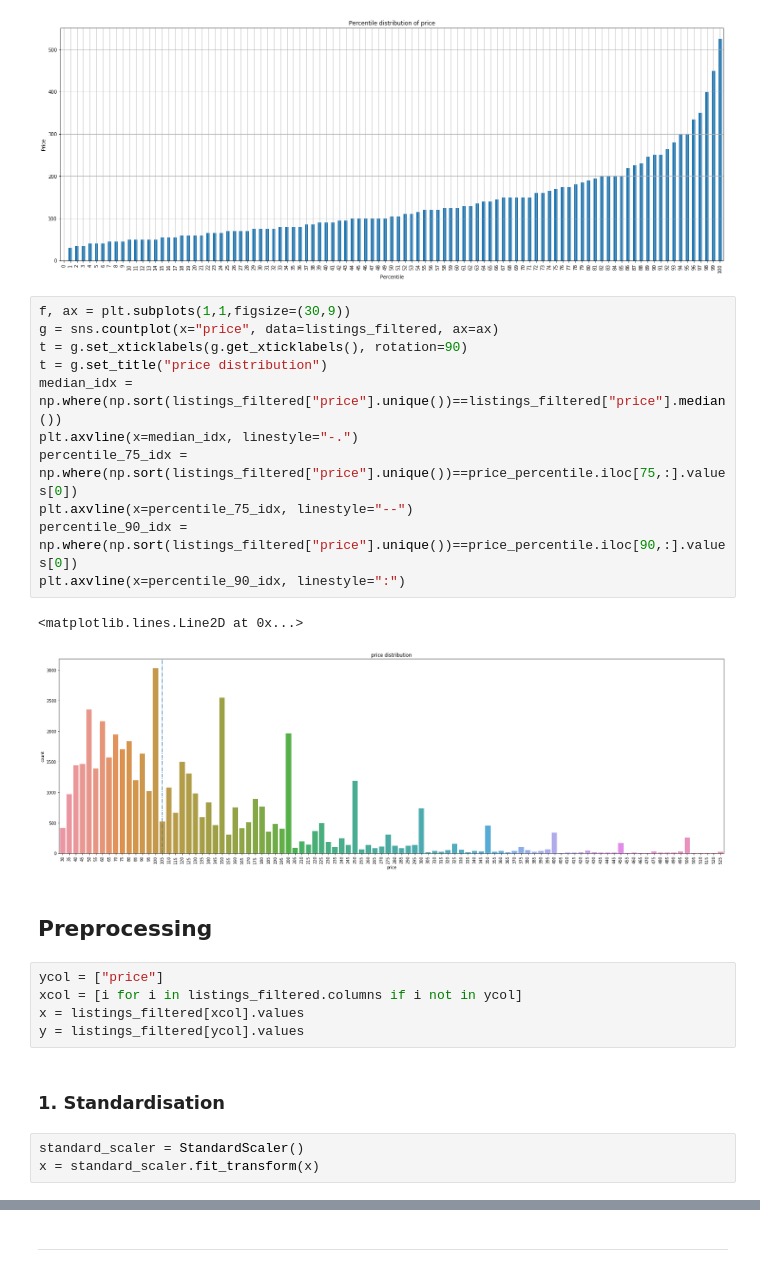
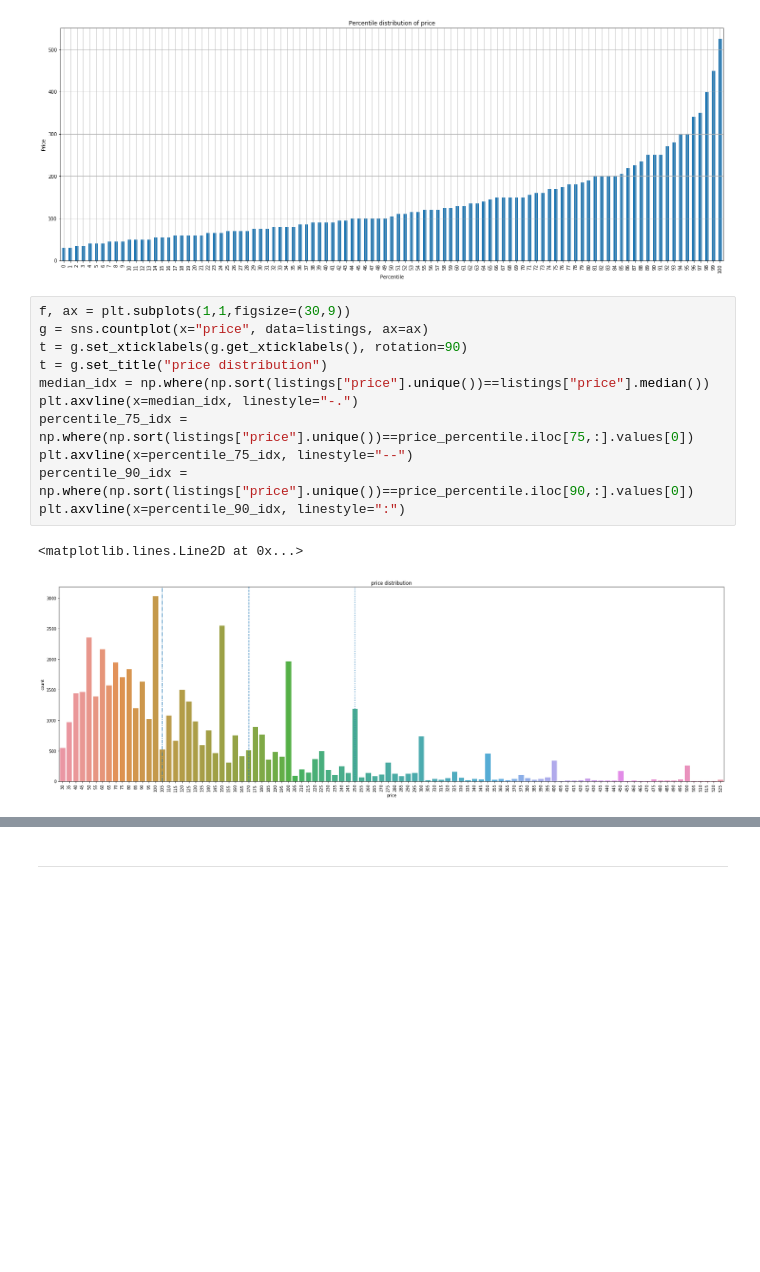
Before and after one commit to principal-miners/listings, a Jupyter notebook: ssh/Modeling.ipynb, the cells around one changed output, grey strips where cells are left out. Saved outputs shown, nothing was run; the diff lists cells and outputs as text; blank space fills up the shorter version.

Commit message:
Fixing graphs. Otherwise ready to go,

```diff
--- a/ssh/Modeling.ipynb
+++ b/ssh/Modeling.ipynb
@@ -64,27 +64,15 @@ Text(0, 0.5, 'Price')
 [figure]
 # %%
 f, ax = plt.subplots(1,1,figsize=(30,9))
-g = sns.countplot(x="price", data=listings_filtered, ax=ax)
+g = sns.countplot(x="price", data=listings, ax=ax)
 t = g.set_xticklabels(g.get_xticklabels(), rotation=90)
 t = g.set_title("price distribution")
-median_idx = np.where(np.sort(listings_filtered["price"].unique())==listings_filtered["price"].median())
+median_idx = np.where(np.sort(listings["price"].unique())==listings["price"].median())
 plt.axvline(x=median_idx, linestyle="-.")
-percentile_75_idx = np.where(np.sort(listings_filtered["price"].unique())==price_percentile.iloc[75,:].values[0])
+percentile_75_idx = np.where(np.sort(listings["price"].unique())==price_percentile.iloc[75,:].values[0])
 plt.axvline(x=percentile_75_idx, linestyle="--")
-percentile_90_idx = np.where(np.sort(listings_filtered["price"].unique())==price_percentile.iloc[90,:].values[0])
+percentile_90_idx = np.where(np.sort(listings["price"].unique())==price_percentile.iloc[90,:].values[0])
 plt.axvline(x=percentile_90_idx, linestyle=":")
 # %% [output]
 <matplotlib.lines.Line2D at 0x...>
-[figure, old version]
+[figure, new version]
-# %% [markdown]
-## Preprocessing
-# %%
-ycol = ["price"]
-xcol = [i for i in listings_filtered.columns if i not in ycol]
-x = listings_filtered[xcol].values
-y = listings_filtered[ycol].values
-# %% [markdown]
-### 1. Standardisation
-# %%
-standard_scaler = StandardScaler()
-x = standard_scaler.fit_transform(x)
```
Also changed, not shown: parts of 64 cells of this notebook, 2 other files.
